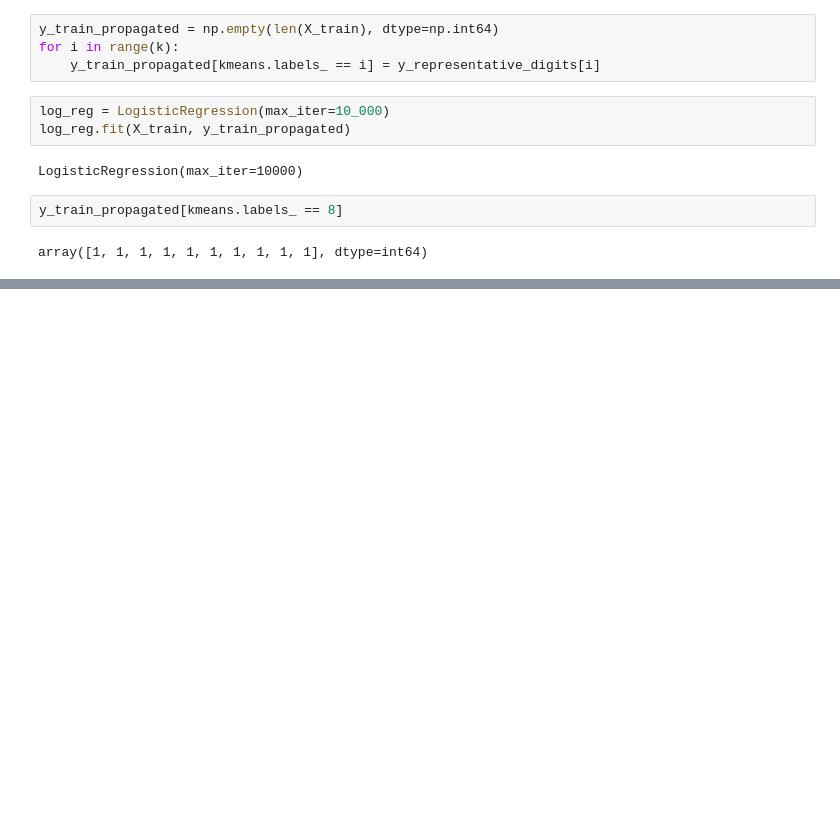
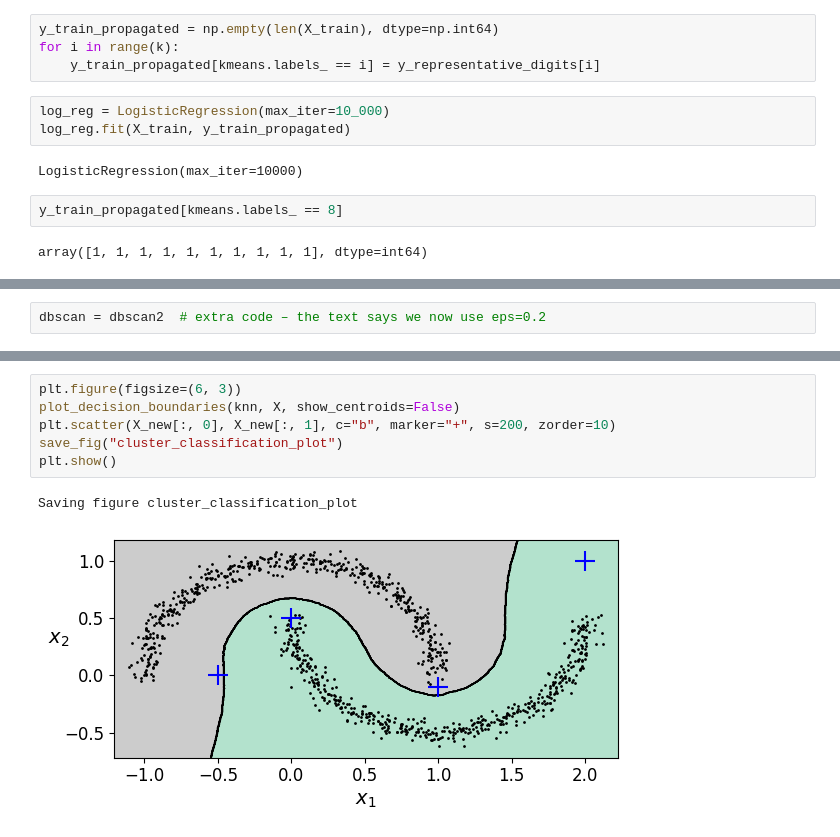
Before and after one commit to Pavan-jangid-here/Learning, a Jupyter notebook: Machine Learning (ML)/8. Unsupervised Learning.ipynb, the cells around one changed output, grey strips where cells are left out. Saved outputs shown, nothing was run; the diff lists cells and outputs as text; blank space fills up the shorter version.

```diff
--- a/Machine Learning (ML)/8. Unsupervised Learning.ipynb
+++ b/Machine Learning (ML)/8. Unsupervised Learning.ipynb
@@ -768,0 +874,2 @@ array([1, 1, 1, 1, 1, 1, 1, 1, 1, 1], dtype=int64)
+# %%
+dbscan = dbscan2  # extra code – the text says we now use eps=0.2
@@ -768,0 +895,9 @@ array([1, 1, 1, 1, 1, 1, 1, 1, 1, 1], dtype=int64)
+# %%
+plt.figure(figsize=(6, 3))
+plot_decision_boundaries(knn, X, show_centroids=False)
+plt.scatter(X_new[:, 0], X_new[:, 1], c="b", marker="+", s=200, zorder=10)
+save_fig("cluster_classification_plot")
+plt.show()
+# %% [output]
+Saving figure cluster_classification_plot
+[figure, added]
```
Also changed, not shown: parts of 27 cells of this notebook, 2 other files.
